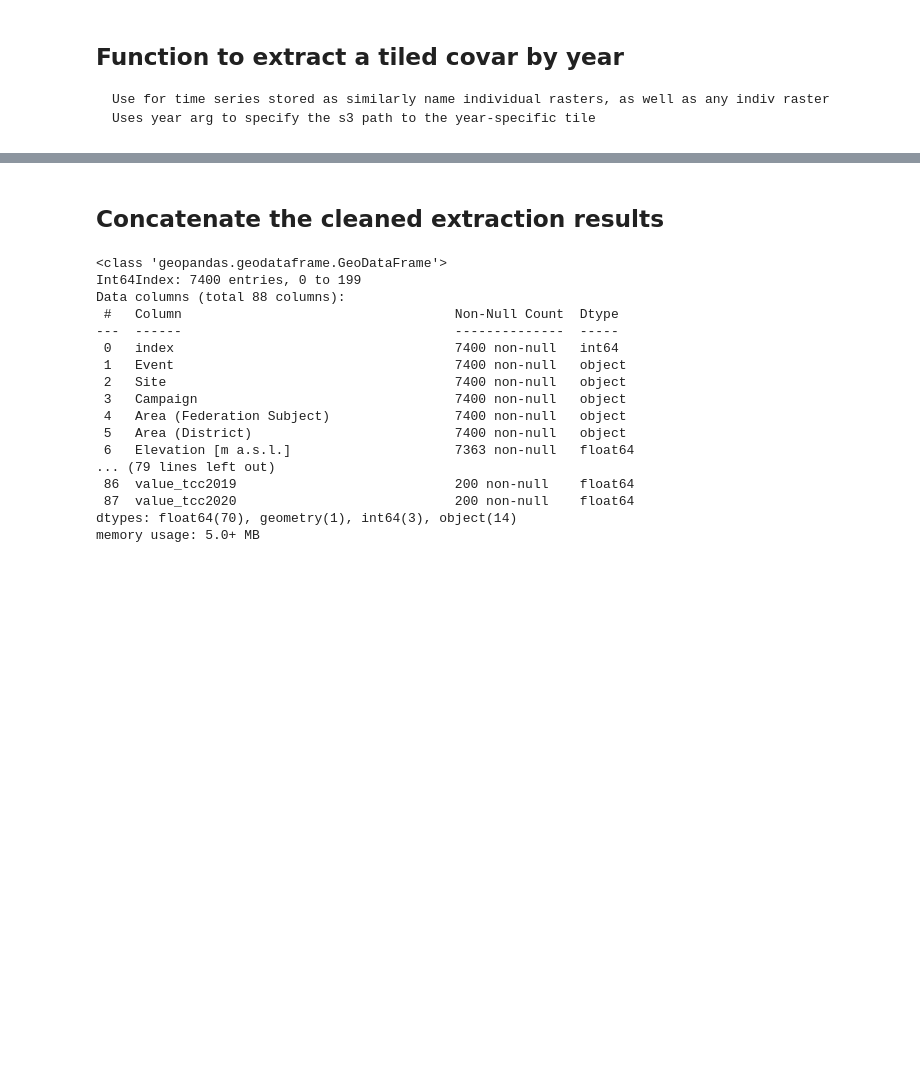
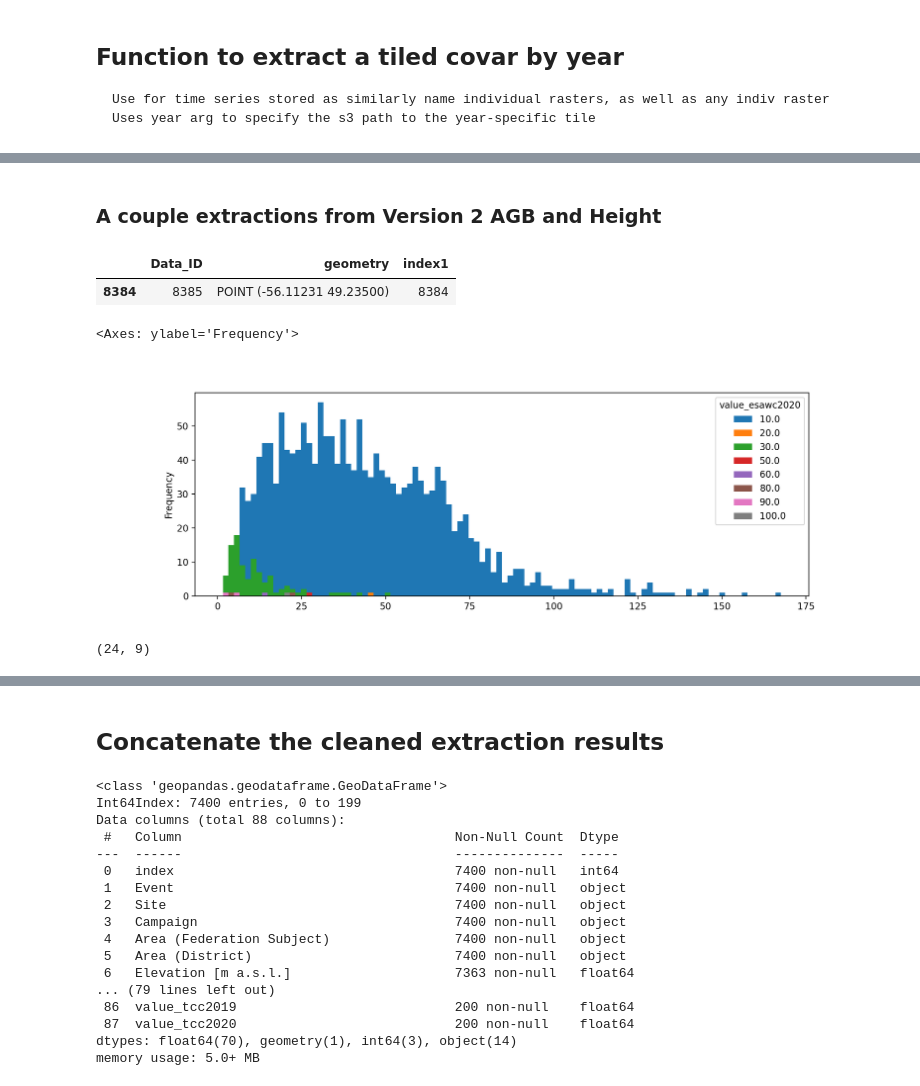
Before and after one commit to pahbs/maap_tools, a Jupyter notebook: notebooks/Extract_TCC_from_points_AWS.ipynb, the cells around one changed output, grey strips where cells are left out. Saved outputs shown, nothing was run; the diff lists cells and outputs as text; code cells hidden in the pictures; blank space fills up the shorter version.

```diff
--- a/notebooks/Extract_TCC_from_points_AWS.ipynb
+++ b/notebooks/Extract_TCC_from_points_AWS.ipynb
@@ -507,0 +729,9 @@ Wall time: 1h 5min 9s
+# %% [markdown]
+### A couple extractions from Version 2 AGB and Height
+# %%
+#final_gdf = gpd.read_file('/projects/my-public-bucket/databank/extract_from_points/liang_plots_high_latitude_s3_20240527.gpkg')
+# Set of 152
+liang_gdf_20240727 = gpd.read_file('/projects/my-public-bucket/databank/extract_from_points/liang_plots_high_latitude_s3_20240727.gpkg')
+# Set of > 10k
+liang_gdf_20240802 = gpd.read_file('/projects/my-public-bucket/databank/extract_from_points/liang_plots_high_latitude_additional_s3_20240802.gpkg')
+#liang_gdf_20240802.hist('value_AGB_H30_2020', bins=50, figsize=(5,3))
@@ -507,0 +740,15 @@ Wall time: 1h 5min 9s
+# %%
+input_points_gdf.cx[-56.11232:-56.11230, 49.23499:49.23500].drop_duplicates(['geometry'])
+# %% [output]
+|  | Data_ID | geometry | index1 |
+| 8384 | 8385 | POINT (-56.11231 49.23500) | 8384 |
+# %%
+# Set of >10k
+liang_gdf_20240802.dropna().drop_duplicates(['geometry']).pivot(columns="value_esawc2020", values="value_AGB_H30_2020").plot.hist(bins=100, figsize=(12,4))
+# %% [output]
+<Axes: ylabel='Frequency'>
+[figure, added]
+# %%
+liang_gdf_20240802[liang_gdf_20240802.value_esawc2020.isin([50,60])].drop_duplicates(['geometry']).shape
+# %% [output]
+(24, 9)
```
Also changed, not shown: parts of 93 cells of this notebook, 6 other files.
